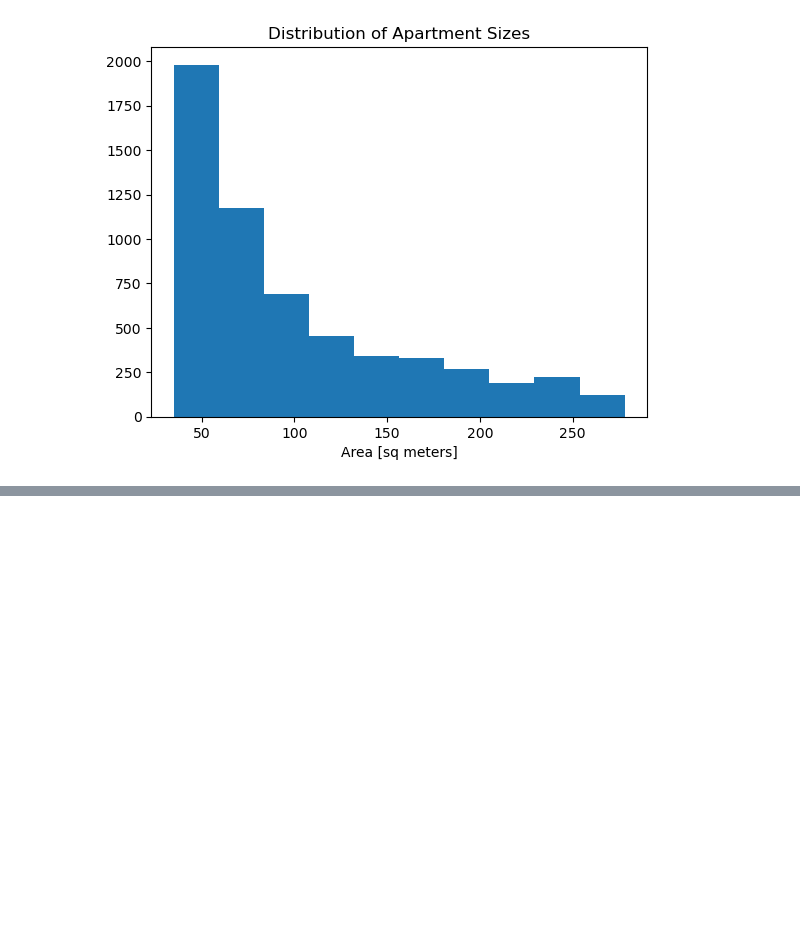
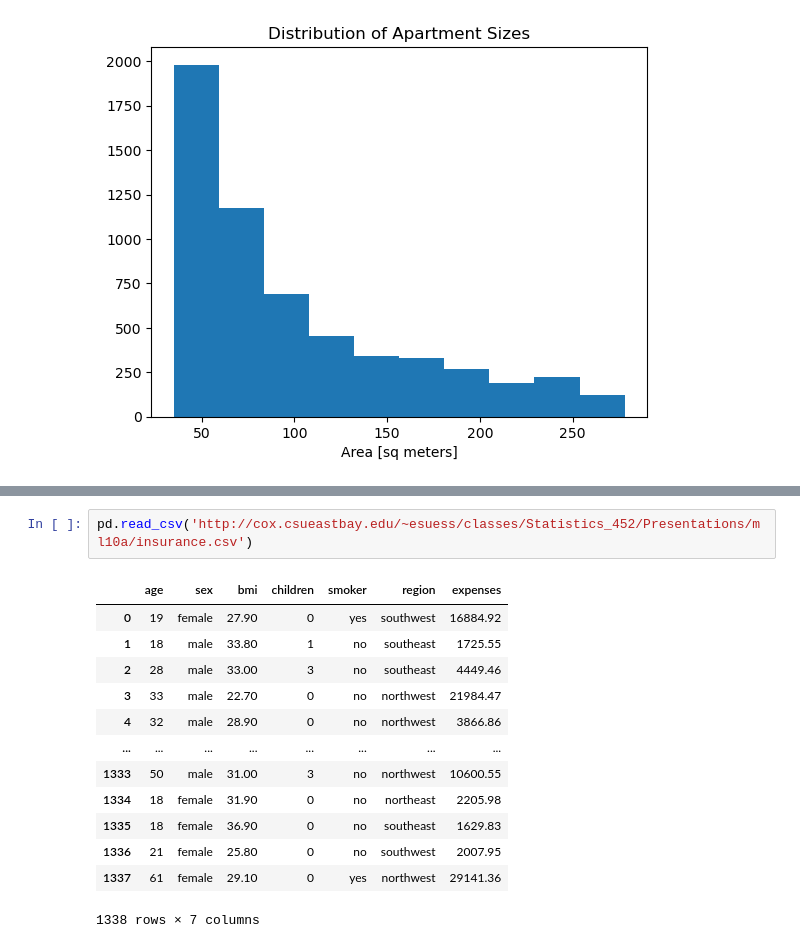
Before and after one commit to youssef-laouina/alx-solution-seekers, a Jupyter notebook: Study Group Discussions/Notebooks/Side_notes.ipynb, the cells around one changed output, grey strips where cells are left out. Cells and saved outputs as stored; diff of their text form; blank space fills up the shorter version.

```diff
--- a/Study Group Discussions/Notebooks/Side_notes.ipynb
+++ b/Study Group Discussions/Notebooks/Side_notes.ipynb
@@ -76,0 +199,16 @@ plt.show()
+# %%
+pd.read_csv('http://cox.csueastbay.edu/~esuess/classes/Statistics_452/Presentations/ml10a/insurance.csv')
+# %% [output]
+|  | age | sex | bmi | children | smoker | region | expenses |
+| 0 | 19 | female | 27.90 | 0 | yes | southwest | 16884.92 |
+| 1 | 18 | male | 33.80 | 1 | no | southeast | 1725.55 |
+| 2 | 28 | male | 33.00 | 3 | no | southeast | 4449.46 |
+| 3 | 33 | male | 22.70 | 0 | no | northwest | 21984.47 |
+| 4 | 32 | male | 28.90 | 0 | no | northwest | 3866.86 |
+| ... | ... | ... | ... | ... | ... | ... | ... |
+| 1333 | 50 | male | 31.00 | 3 | no | northwest | 10600.55 |
+| 1334 | 18 | female | 31.90 | 0 | no | northeast | 2205.98 |
+| 1335 | 18 | female | 36.90 | 0 | no | southeast | 1629.83 |
+| 1336 | 21 | female | 25.80 | 0 | no | southwest | 2007.95 |
+| 1337 | 61 | female | 29.10 | 0 | yes | northwest | 29141.36 |
+1338 rows × 7 columns
```
Also changed, not shown: parts of 9 cells of this notebook, 8 other files.
